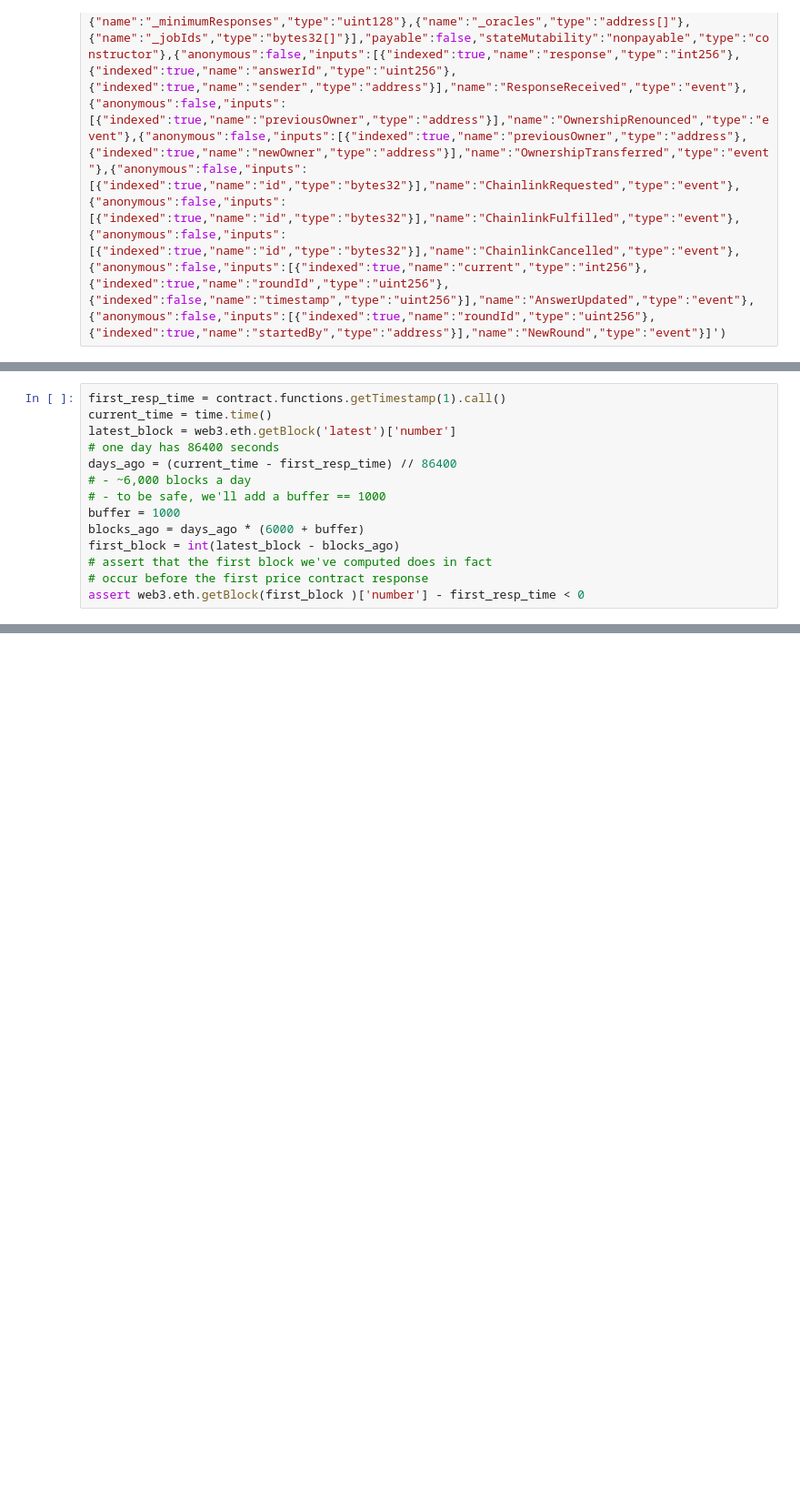
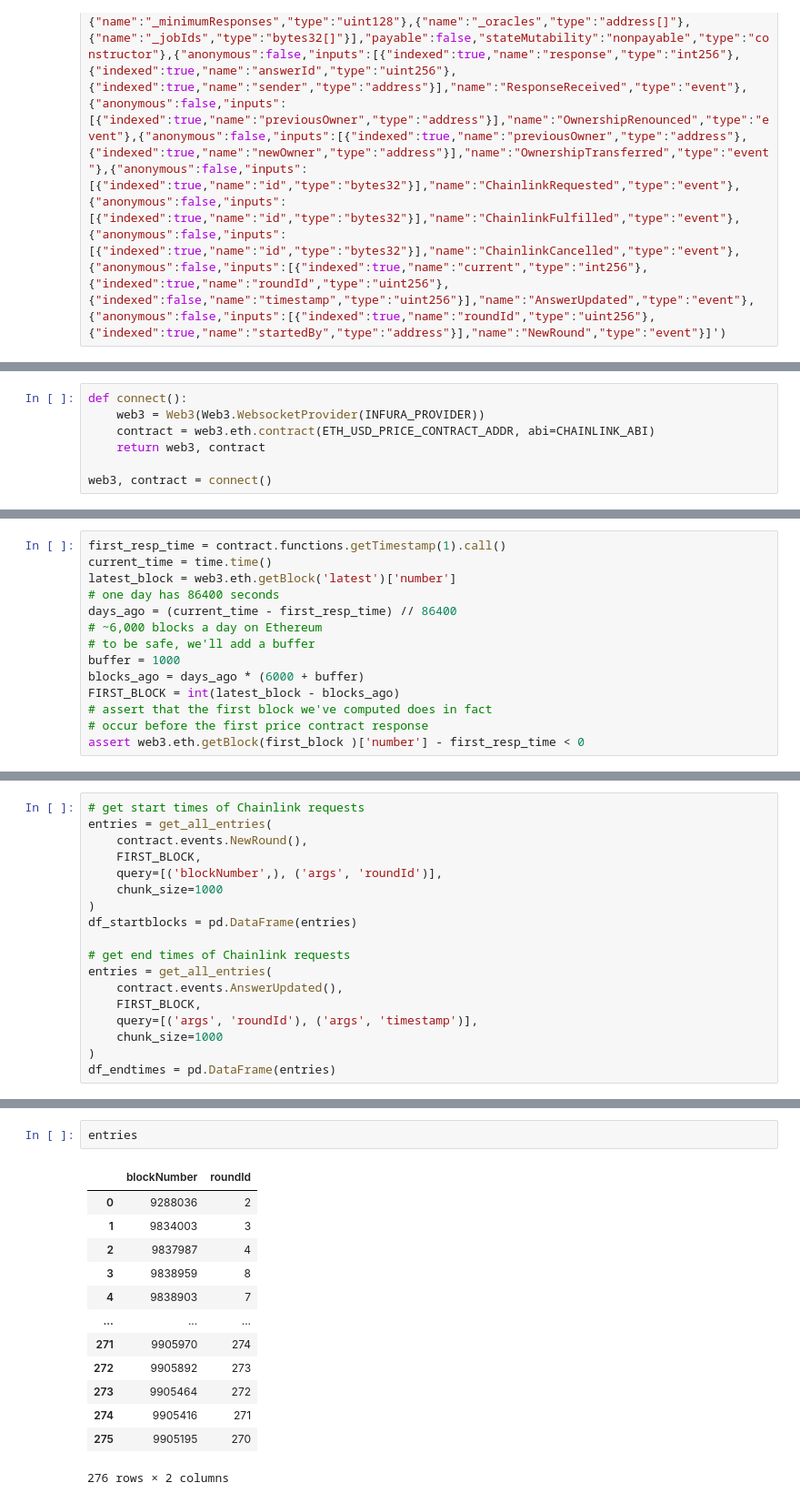
Before and after one commit to sassmilic/chainlink-price-contract-analysis, a Jupyter notebook: chainlink price feed analysis.ipynb, the cells around one changed output, grey strips where cells are left out. Shown at 91% size. Drawn from its saved outputs; the diff is of its cells as text; blank space fills up the shorter version.

```diff
--- a/chainlink price feed analysis.ipynb
+++ b/chainlink price feed analysis.ipynb
@@ -16 +23,8 @@ CHAINLINK_ABI = json.loads('[{"constant":false,"inputs":[{"name":"_requestId","t
+# %%
+def connect():
+    web3 = Web3(Web3.WebsocketProvider(INFURA_PROVIDER))
+    contract = web3.eth.contract(ETH_USD_PRICE_CONTRACT_ADDR, abi=CHAINLINK_ABI)
+    return web3, contract
+
+web3, contract = connect()
 # %% [markdown]
@@ -21,11 +35,11 @@ current_time = time.time()
 latest_block = web3.eth.getBlock('latest')['number']
 # one day has 86400 seconds
 days_ago = (current_time - first_resp_time) // 86400
-# - ~6,000 blocks a day
-# - to be safe, we'll add a buffer == 1000
+# ~6,000 blocks a day on Ethereum
+# to be safe, we'll add a buffer
 buffer = 1000
 blocks_ago = days_ago * (6000 + buffer)
-first_block = int(latest_block - blocks_ago)
+FIRST_BLOCK = int(latest_block - blocks_ago)
 # assert that the first block we've computed does in fact
 # occur before the first price contract response
 assert web3.eth.getBlock(first_block )['number'] - first_resp_time < 0
@@ -117,0 +210,18 @@ TypeError: dirname() missing 1 required positional argument: 'p'
+# %%
+# get start times of Chainlink requests
+entries = get_all_entries(
+    contract.events.NewRound(),
+    FIRST_BLOCK,
+    query=[('blockNumber',), ('args', 'roundId')],
+    chunk_size=1000
+)
+df_startblocks = pd.DataFrame(entries)
+
+# get end times of Chainlink requests
+entries = get_all_entries(
+    contract.events.AnswerUpdated(),
+    FIRST_BLOCK,
+    query=[('args', 'roundId'), ('args', 'timestamp')],
+    chunk_size=1000
+)
+df_endtimes = pd.DataFrame(entries)
@@ -117,0 +235,16 @@ TypeError: dirname() missing 1 required positional argument: 'p'
+# %%
+entries
+# %% [output]
+|  | blockNumber | roundId |
+| 0 | 9288036 | 2 |
+| 1 | 9834003 | 3 |
+| 2 | 9837987 | 4 |
+| 3 | 9838959 | 8 |
+| 4 | 9838903 | 7 |
+| ... | ... | ... |
+| 271 | 9905970 | 274 |
+| 272 | 9905892 | 273 |
+| 273 | 9905464 | 272 |
+| 274 | 9905416 | 271 |
+| 275 | 9905195 | 270 |
+276 rows × 2 columns
```
Also changed, not shown: parts of 35 cells of this notebook.
